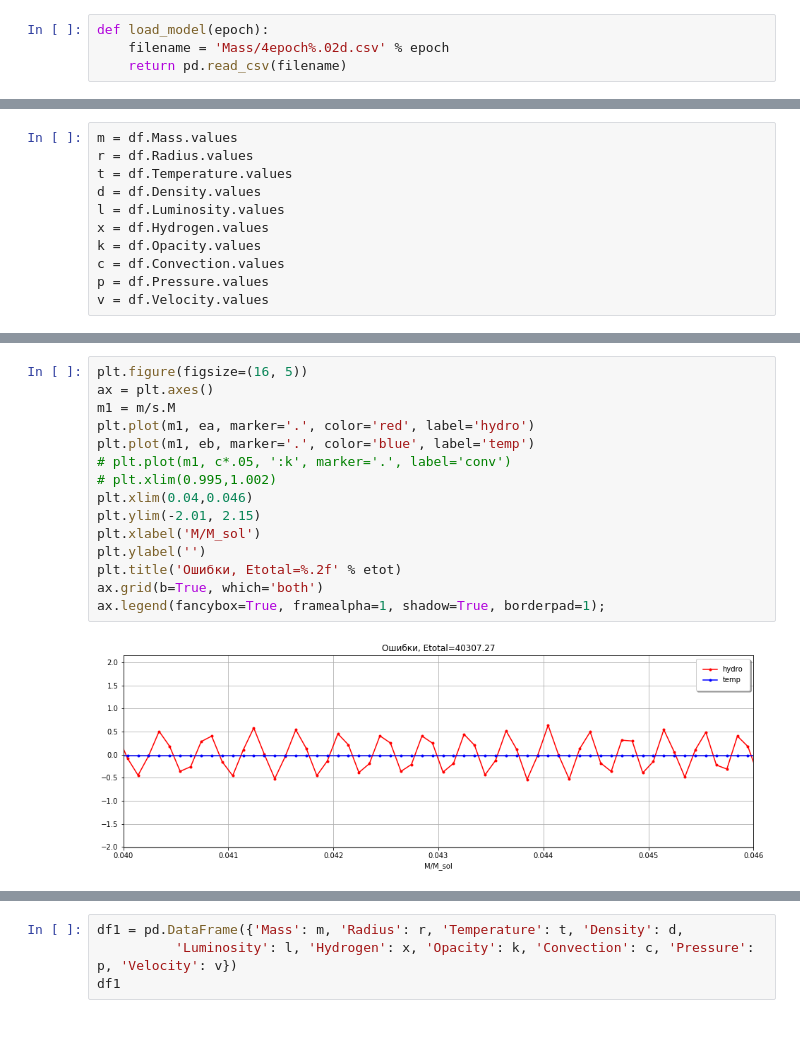
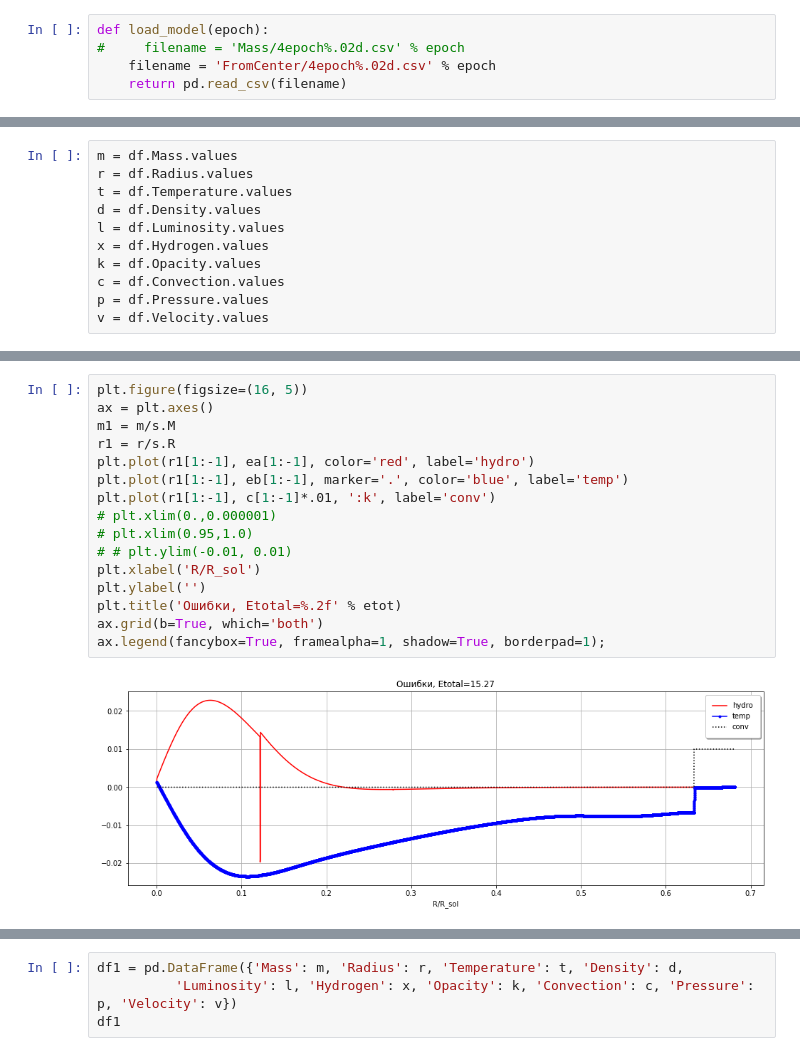
Before and after one commit to boangri/StarModels, a Jupyter notebook: Iterations.ipynb, the cells around one changed output, grey strips where cells are left out. Drawn from its saved outputs; the diff is of its cells as text; blank space fills up the shorter version.

```diff
--- a/Iterations.ipynb
+++ b/Iterations.ipynb
@@ -24,7 +24,8 @@ pi = math.pi
 Z = s.Z
 # %%
 def load_model(epoch):
-    filename = 'Mass/4epoch%.02d.csv' % epoch
+#     filename = 'Mass/4epoch%.02d.csv' % epoch
+    filename = 'FromCenter/4epoch%.02d.csv' % epoch
     return pd.read_csv(filename)
 # %%
 # Загружаем известное решение (M-model)
@@ -167,20 +196,21 @@ etot
 # %%
 plt.figure(figsize=(16, 5))
 ax = plt.axes()
 m1 = m/s.M
-plt.plot(m1, ea, marker='.', color='red', label='hydro')
-plt.plot(m1, eb, marker='.', color='blue', label='temp')
-# plt.plot(m1, c*.05, ':k', marker='.', label='conv')
-# plt.xlim(0.995,1.002)
-plt.xlim(0.04,0.046)
-plt.ylim(-2.01, 2.15)
-plt.xlabel('M/M_sol')
+r1 = r/s.R
+plt.plot(r1[1:-1], ea[1:-1], color='red', label='hydro')
+plt.plot(r1[1:-1], eb[1:-1], marker='.', color='blue', label='temp')
+plt.plot(r1[1:-1], c[1:-1]*.01, ':k', label='conv')
+# plt.xlim(0.,0.000001)
+# plt.xlim(0.95,1.0)
+# # plt.ylim(-0.01, 0.01)
+plt.xlabel('R/R_sol')
 plt.ylabel('')
 plt.title('Ошибки, Etotal=%.2f' % etot)
 ax.grid(b=True, which='both')
 ax.legend(fancybox=True, framealpha=1, shadow=True, borderpad=1);
 # %% [output]
-[figure, old version]
+[figure, new version]
 # %%
 %%time
 """
```
Also changed, not shown: parts of 8 cells of this notebook, 1 other file.
